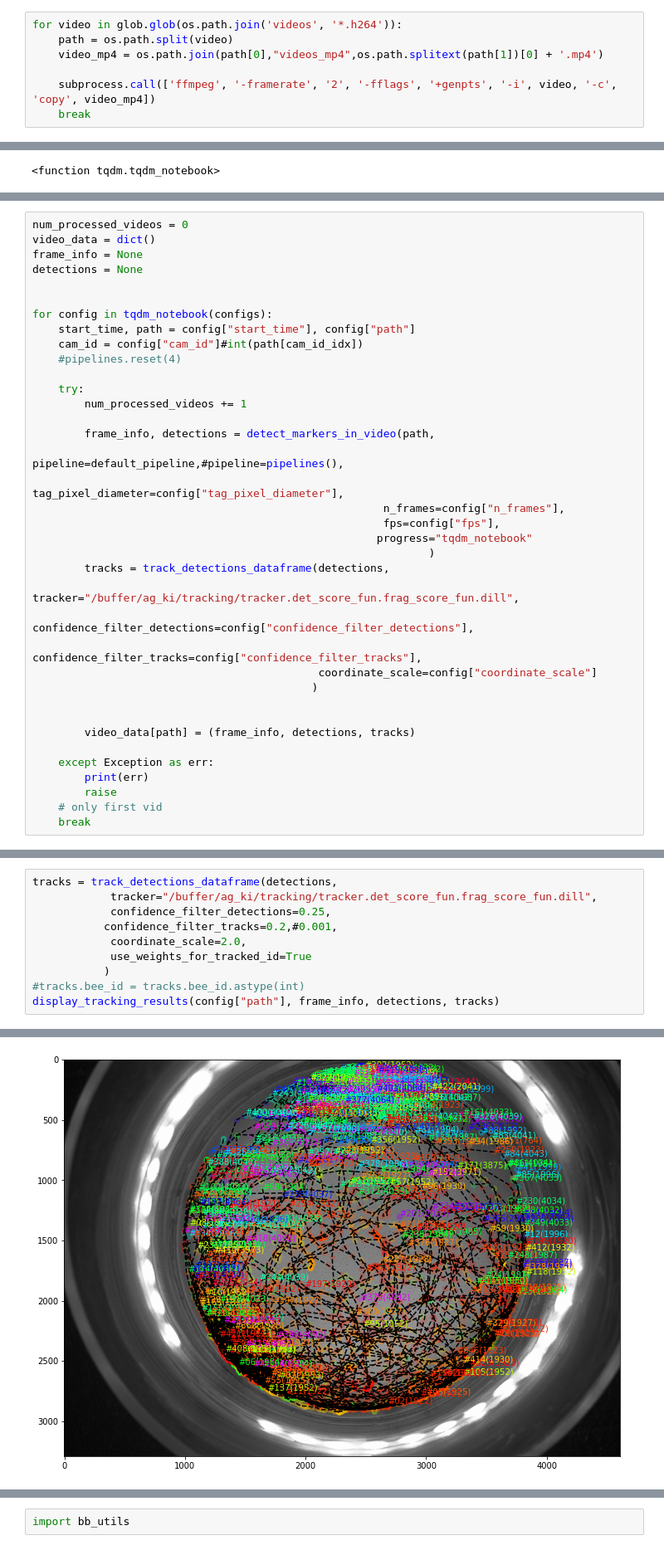
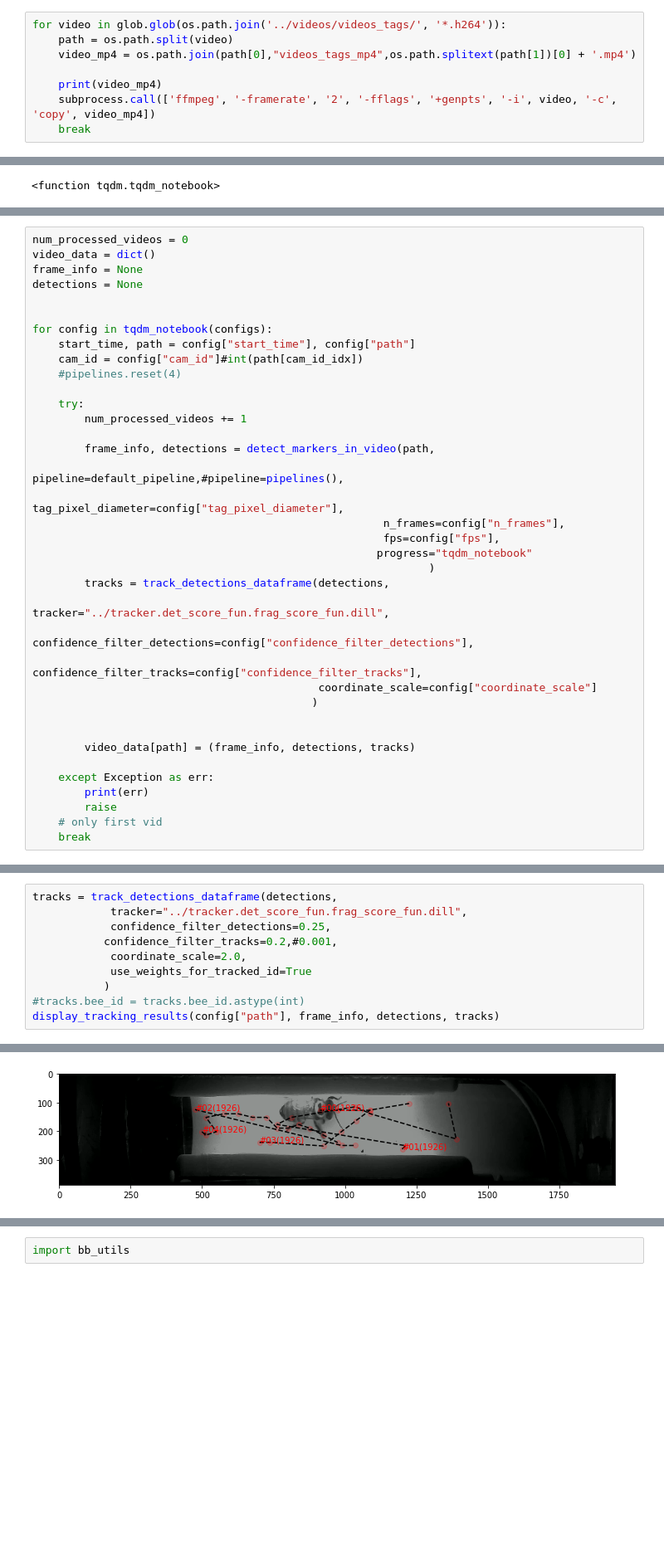
Before and after one commit to tschopo/swp_bioroboticslab, a Jupyter notebook: pipeline_tracking_test.ipynb, the cells around one changed output, grey strips where cells are left out. Shown: that part at 83% size. Cells and saved outputs as stored; diff of their text form; blank space fills up the shorter version.

Commit message:
tracking works...

```diff
--- a/pipeline_tracking_test.ipynb
+++ b/pipeline_tracking_test.ipynb
@@ -12,7 +14,8 @@ if not os.path.exists("videos/videos_mp4"):
 # %%
-for video in glob.glob(os.path.join('videos', '*.h264')):
+for video in glob.glob(os.path.join('../videos/videos_tags/', '*.h264')):
     path = os.path.split(video)
-    video_mp4 = os.path.join(path[0],"videos_mp4",os.path.splitext(path[1])[0] + '.mp4')
+    video_mp4 = os.path.join(path[0],"videos_tags_mp4",os.path.splitext(path[1])[0] + '.mp4')
 
+    print(video_mp4)
     subprocess.call(['ffmpeg', '-framerate', '2', '-fflags', '+genpts', '-i', video, '-c', 'copy', video_mp4])
     break
@@ -133,7 +144,7 @@ for config in tqdm_notebook(configs):
                                                      progress="tqdm_notebook"
                                                              )
         tracks = track_detections_dataframe(detections,
-                                            tracker="/buffer/ag_ki/tracking/tracker.det_score_fun.frag_score_fun.dill",
+                                            tracker="../tracker.det_score_fun.frag_score_fun.dill",
                                             confidence_filter_detections=config["confidence_filter_detections"],
                                            confidence_filter_tracks=config["confidence_filter_tracks"],
                                             coordinate_scale=config["coordinate_scale"]
@@ -165,6 +211,6 @@ video_data[path] = (frame_info, detections, tracks)
 # %%
 tracks = track_detections_dataframe(detections,
-            tracker="/buffer/ag_ki/tracking/tracker.det_score_fun.frag_score_fun.dill",
+            tracker="../tracker.det_score_fun.frag_score_fun.dill",
             confidence_filter_detections=0.25,
            confidence_filter_tracks=0.2,#0.001,
             coordinate_scale=2.0,
@@ -177 +228 @@ Found 34099 detections belonging to 423 unique tracks and 76 individuals.
-[figure, old version]
+[figure, new version]
```
Also changed, not shown: parts of 13 cells of this notebook, 1 other file.
